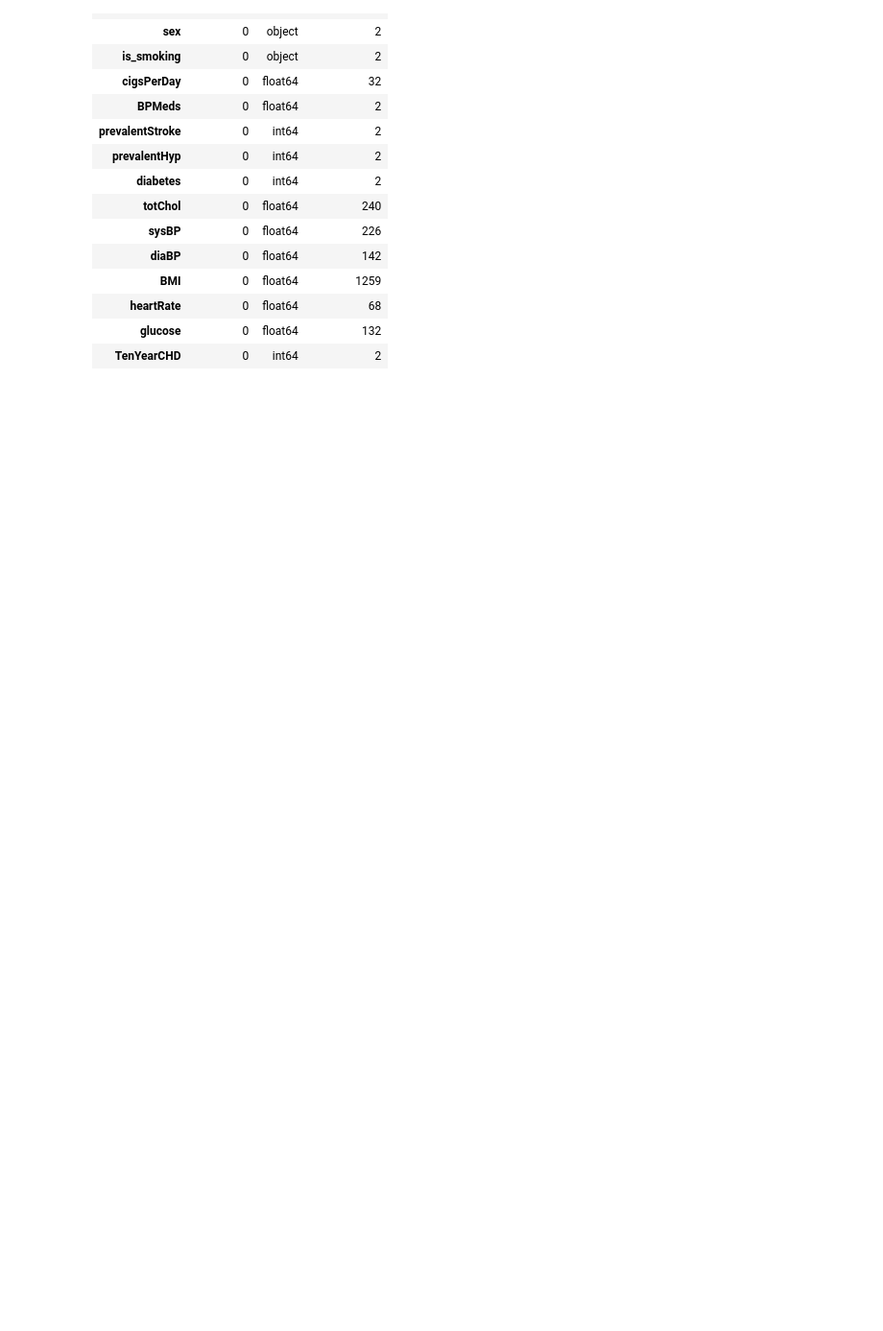
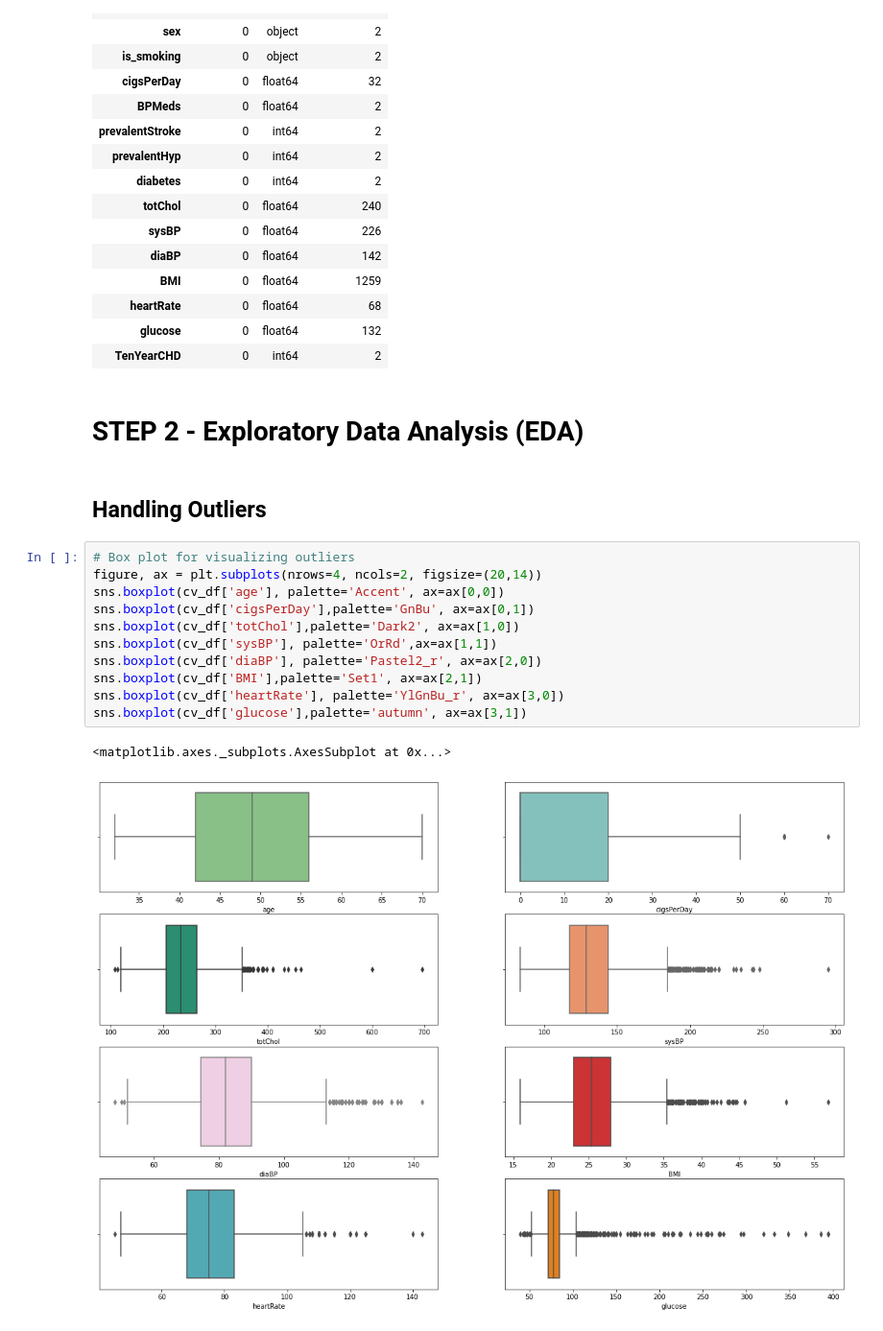
Before and after one commit to mdnawabali/Cadiovascular-Risk-Prediction, a Jupyter notebook: Cardiovascular_Risk_Prediction.ipynb, the cells around one changed output. Shown at 96% size. Saved outputs shown, nothing was run; the diff lists cells and outputs as text; blank space fills up the shorter version.

```diff
--- a/Cardiovascular_Risk_Prediction.ipynb
+++ b/Cardiovascular_Risk_Prediction.ipynb
@@ -158,3 +160,21 @@ brief()
 | heartRate | 0 | float64 | 68 |
 | glucose | 0 | float64 | 132 |
 | TenYearCHD | 0 | int64 | 2 |
+# %% [markdown]
+# **STEP 2 - Exploratory Data Analysis (EDA)**
+# %% [markdown]
+## **Handling Outliers**
+# %%
+# Box plot for visualizing outliers
+figure, ax = plt.subplots(nrows=4, ncols=2, figsize=(20,14))
+sns.boxplot(cv_df['age'], palette='Accent', ax=ax[0,0])
+sns.boxplot(cv_df['cigsPerDay'],palette='GnBu', ax=ax[0,1])
+sns.boxplot(cv_df['totChol'],palette='Dark2', ax=ax[1,0])
+sns.boxplot(cv_df['sysBP'], palette='OrRd',ax=ax[1,1])
+sns.boxplot(cv_df['diaBP'], palette='Pastel2_r', ax=ax[2,0])
+sns.boxplot(cv_df['BMI'],palette='Set1', ax=ax[2,1])
+sns.boxplot(cv_df['heartRate'], palette='YlGnBu_r', ax=ax[3,0])
+sns.boxplot(cv_df['glucose'],palette='autumn', ax=ax[3,1])
+# %% [output]
+<matplotlib.axes._subplots.AxesSubplot at 0x...>
+[figure, added]
```
Also changed, not shown: parts of 20 cells of this notebook.
